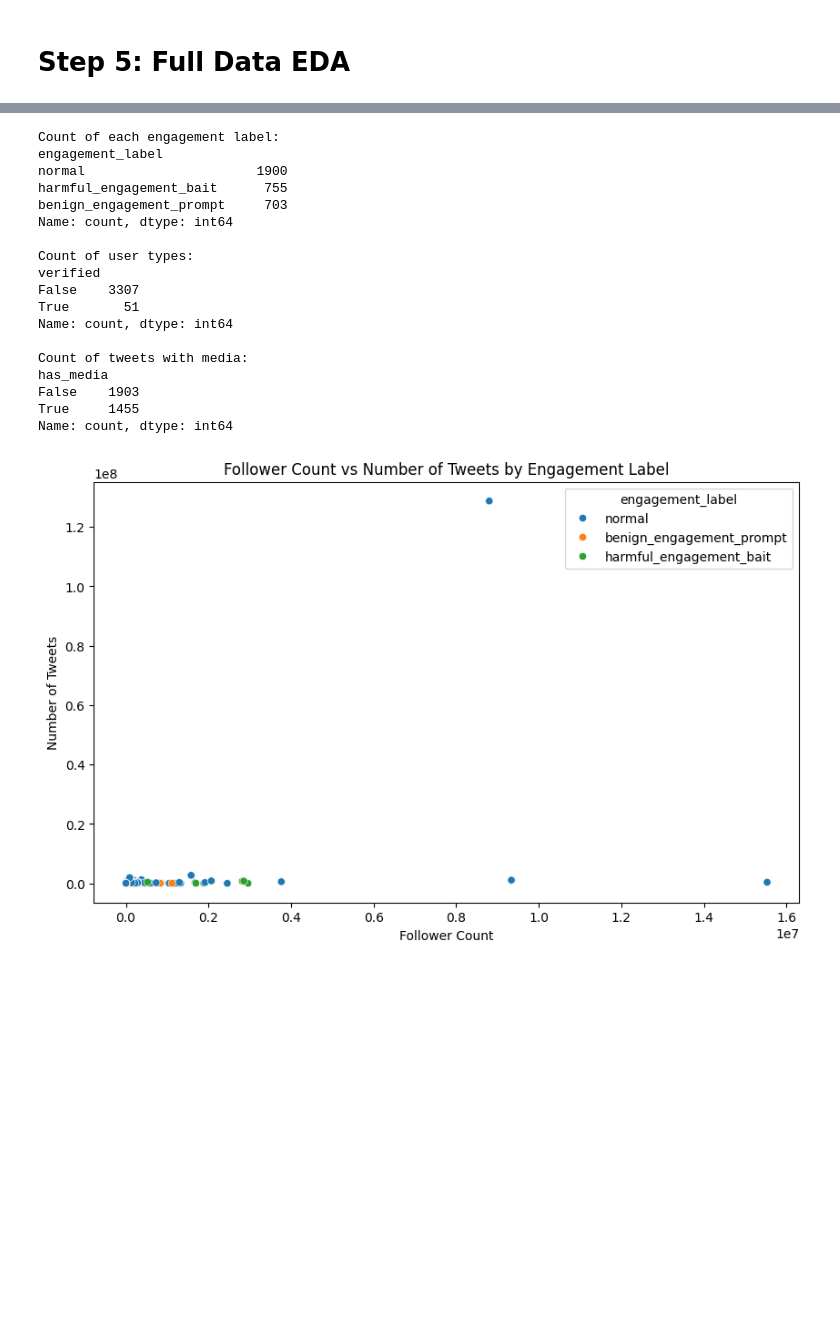
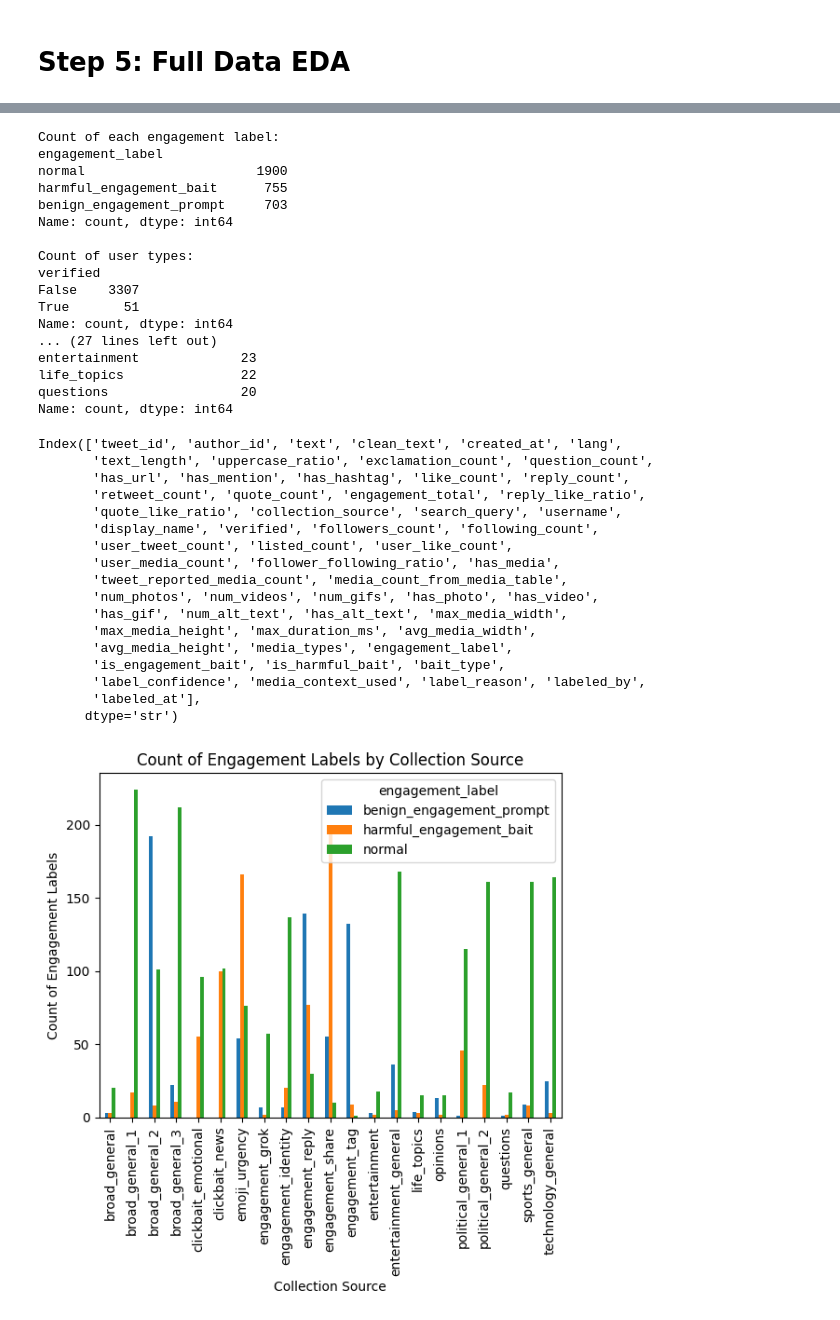
Before and after one commit to RJ-Worrall/Twitter_Engagement_Bait_Modeling, a Jupyter notebook: Twitter_Project.ipynb, the cells around one changed output, grey strips where cells are left out. Cells and saved outputs as stored; diff of their text form; code cells hidden in the pictures; blank space fills up the shorter version.

Commit message:
conducted preliminary EDA, added structure for model training

```diff
--- a/Twitter_Project.ipynb
+++ b/Twitter_Project.ipynb
@@ -1628,5 +1633,6 @@ model_df = pd.read_sql(
 
 print(model_df.shape)
 model_df.head()
+model_df = pd.DataFrame(model_df)
 # %% [output]
 (3358, 58)
@@ -1645,6 +1644,8 @@ print(f"Count of each engagement label:\n{model_df['engagement_label'].value_cou
 print(f"\nCount of user types:\n{model_df['verified'].value_counts()}")
 
 print(f"\nCount of tweets with media:\n{model_df['has_media'].value_counts()}")
+
+print(f"\nCount of tweets by collection source:\n{model_df['collection_source'].value_counts()}")
 # %% [output]
 Count of each engagement label:
 engagement_label
@@ -1658,13 +1659,37 @@ verified
 False    3307
 True       51
 Name: count, dtype: int64
-
-Count of tweets with media:
-has_media
-False    1903
-True     1455
+... (27 lines left out)
+entertainment             23
+life_topics               22
+questions                 20
 Name: count, dtype: int64
 # %%
 # Exploratory Plots
+
+print(model_df.columns)
+# Plotting engagement label distribution by collection source
+count_bait_by_collection = model_df.groupby(['collection_source'])['engagement_label'].value_counts().unstack(fill_value=0)
+count_bait_by_collection.plot(kind='bar', title='Count of Engagement Labels by Collection Source')
+plt.xlabel('Collection Source')
+plt.ylabel('Count of Engagement Labels')
+plt.show()
 # %% [output]
+Index(['tweet_id', 'author_id', 'text', 'clean_text', 'created_at', 'lang',
+       'text_length', 'uppercase_ratio', 'exclamation_count', 'question_count',
+       'has_url', 'has_mention', 'has_hashtag', 'like_count', 'reply_count',
+       'retweet_count', 'quote_count', 'engagement_total', 'reply_like_ratio',
+       'quote_like_ratio', 'collection_source', 'search_query', 'username',
+       'display_name', 'verified', 'followers_count', 'following_count',
+       'user_tweet_count', 'listed_count', 'user_like_count',
+       'user_media_count', 'follower_following_ratio', 'has_media',
+       'tweet_reported_media_count', 'media_count_from_media_table',
+       'num_photos', 'num_videos', 'num_gifs', 'has_photo', 'has_video',
+       'has_gif', 'num_alt_text', 'has_alt_text', 'max_media_width',
+       'max_media_height', 'max_duration_ms', 'avg_media_width',
+       'avg_media_height', 'media_types', 'engagement_label',
+       'is_engagement_bait', 'is_harmful_bait', 'bait_type',
+       'label_confidence', 'media_context_used', 'label_reason', 'labeled_by',
+       'labeled_at'],
+      dtype='str')
-[figure, old version]
+[figure, new version]
```
Also changed, not shown: parts of 17 cells of this notebook.
